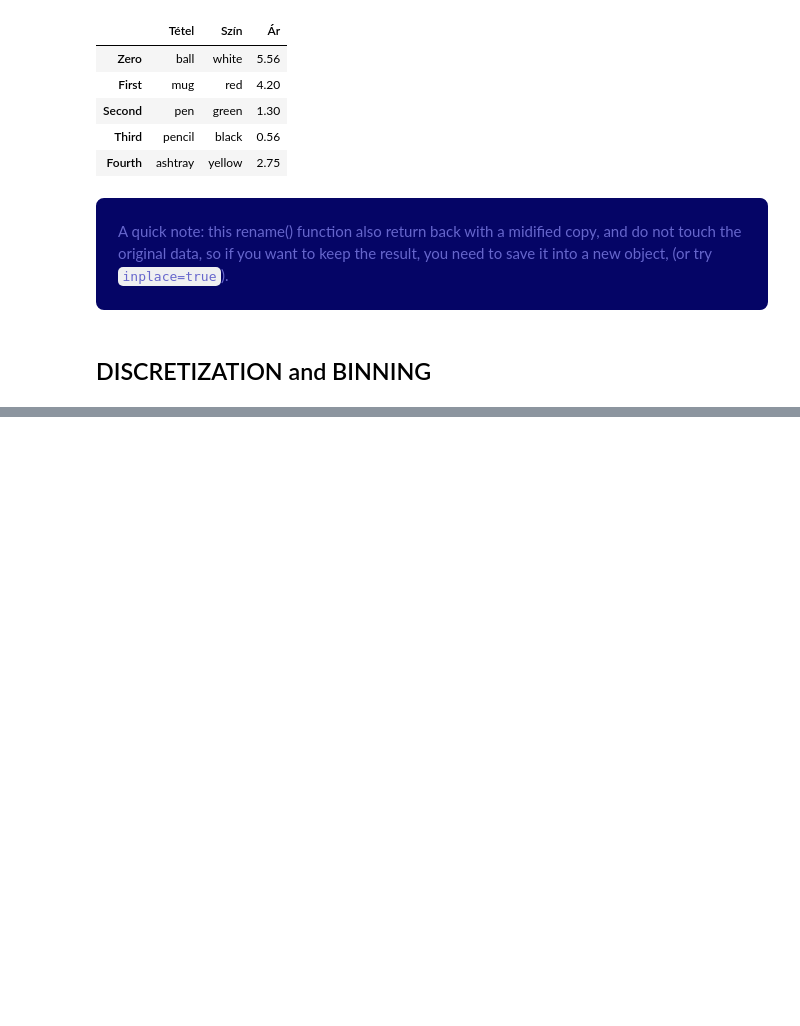
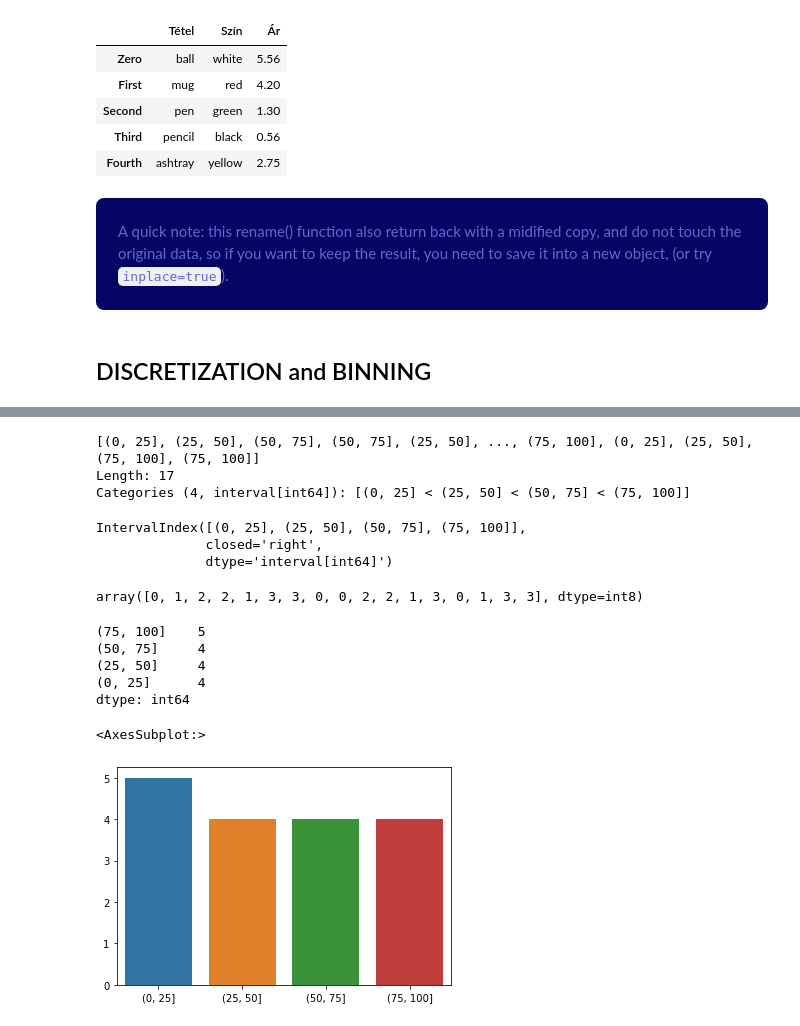
Before and after one commit to steingartpeter/ANACONDA, a Jupyter notebook: MYSQL_PANDAS_MERGE.ipynb, the cells around one changed output, grey strips where cells are left out. Saved outputs shown, nothing was run; the diff lists cells and outputs as text; code cells hidden in the pictures; blank space fills up the shorter version.

```diff
--- a/MYSQL_PANDAS_MERGE.ipynb
+++ b/MYSQL_PANDAS_MERGE.ipynb
@@ -469,0 +479,40 @@ so if you want to keep the result, you need to save it into a new object, (or tr
+# %%
+# Lets see some example:
+results = [12,34,67,55,28,90,99,12,3,56,74,44,87,23,49,89,87]
+# %%
+# Assume, that we know, that th values are ranged between 0,and 100. Now define the bins:
+bins = [0,25,50,75,100]
+# Now wih the bins and the help of the cut() function we can get an arra, which gives us the relevan bin, for all
+# the items in our series
+cats = pd.cut(results,bins)
+cats
+# %% [output]
+[(0, 25], (25, 50], (50, 75], (50, 75], (25, 50], ..., (75, 100], (0, 25], (25, 50], (75, 100], (75, 100]]
+Length: 17
+Categories (4, interval[int64]): [(0, 25] < (25, 50] < (50, 75] < (75, 100]]
+# %%
+# The result has a member "categories" which we can check, and get the bin list:
+cats.categories
+# %% [output]
+IntervalIndex([(0, 25], (25, 50], (50, 75], (75, 100]],
+              closed='right',
+              dtype='interval[int64]')
+# %%
+# The result has also a member "codes" which contains the id of the bins for all element:
+cats.codes
+# %% [output]
+array([0, 1, 2, 2, 1, 3, 3, 0, 0, 2, 2, 1, 3, 0, 1, 3, 3], dtype=int8)
+# %%
+# With the good old value_counts we can even check the counts in categories:
+pd.value_counts(cats)
+# %% [output]
+(75, 100]    5
+(50, 75]     4
+(25, 50]     4
+(0, 25]      4
+dtype: int64
+# %%
+sns.barplot(x=cats.categories,y=pd.value_counts(cats))
+# %% [output]
+<AxesSubplot:>
+[figure, added]
```
Also changed, not shown: parts of 7 cells of this notebook.
